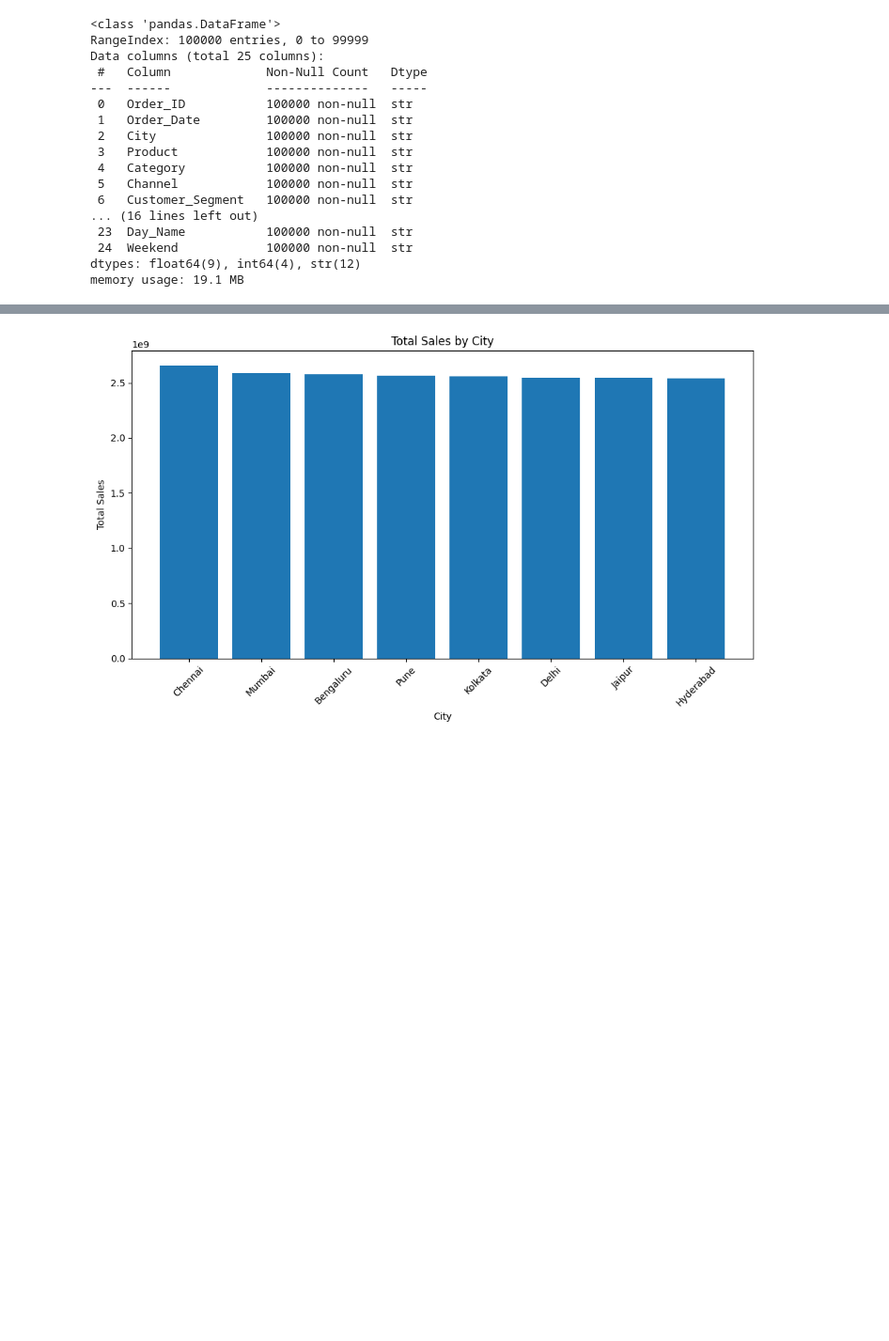
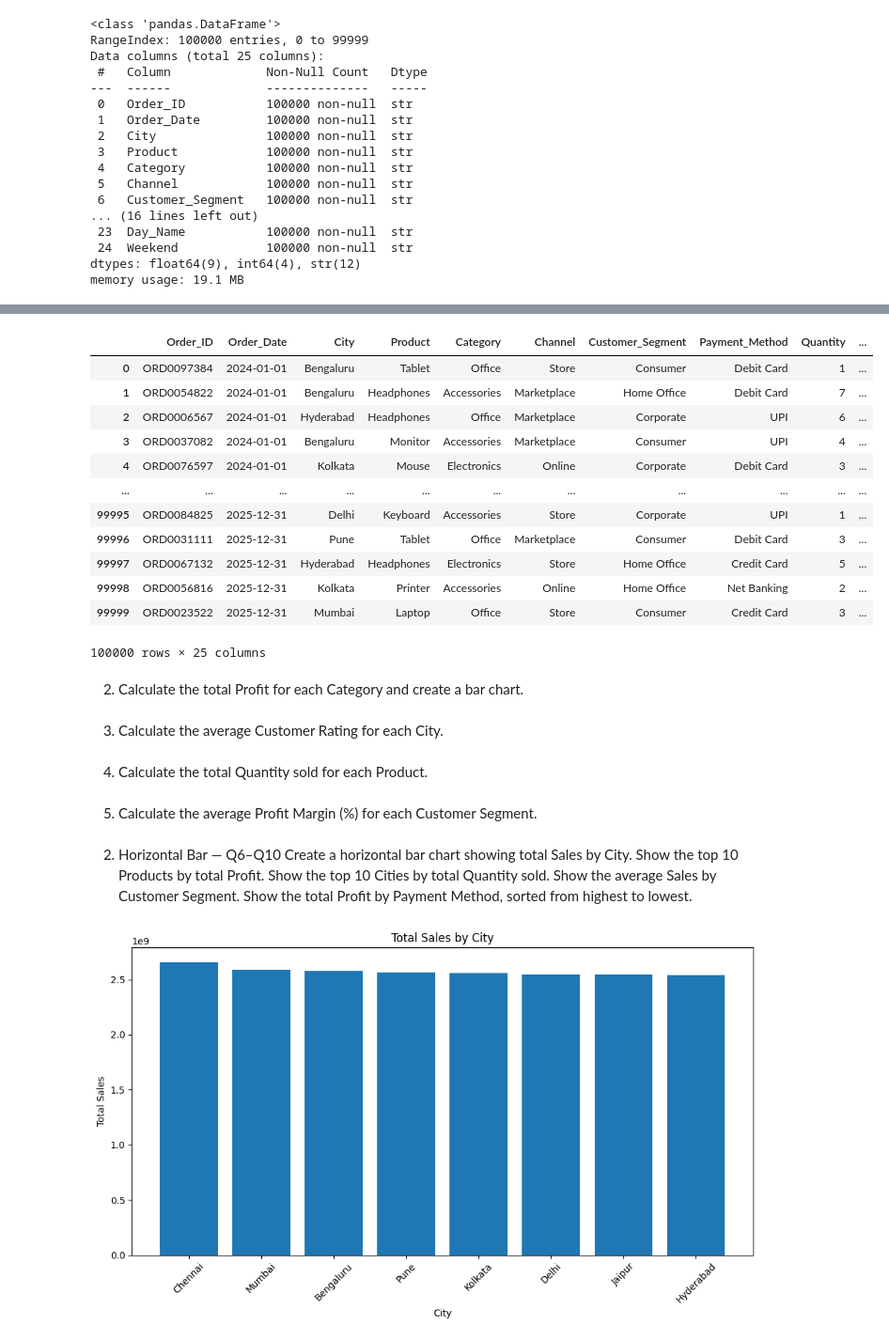
Before and after one commit to Suraj-kumar121K/Matplotlib, a Jupyter notebook: Practice/chart_practice.ipynb, the cells around one changed output, grey strips where cells are left out. Shown at 94% size. Saved outputs shown, nothing was run; the diff lists cells and outputs as text; code cells hidden in the pictures; blank space fills up the shorter version.

```diff
--- a/Practice/chart_practice.ipynb
+++ b/Practice/chart_practice.ipynb
@@ -172,3 +291,34 @@ memory usage: 19.1 MB
+# %%
+df
+# %% [output]
+|  | Order_ID | Order_Date | City | Product | Category | Channel | Customer_Segment | Payment_Method | Quantity | ... |
+| 0 | ORD0097384 | 2024-01-01 | Bengaluru | Tablet | Office | Store | Consumer | Debit Card | 1 | ... |
+| 1 | ORD0054822 | 2024-01-01 | Bengaluru | Headphones | Accessories | Marketplace | Home Office | Debit Card | 7 | ... |
+| 2 | ORD0006567 | 2024-01-01 | Hyderabad | Headphones | Office | Marketplace | Corporate | UPI | 6 | ... |
+| 3 | ORD0037082 | 2024-01-01 | Bengaluru | Monitor | Accessories | Marketplace | Consumer | UPI | 4 | ... |
+| 4 | ORD0076597 | 2024-01-01 | Kolkata | Mouse | Electronics | Online | Corporate | Debit Card | 3 | ... |
+| ... | ... | ... | ... | ... | ... | ... | ... | ... | ... | ... |
+| 99995 | ORD0084825 | 2025-12-31 | Delhi | Keyboard | Accessories | Store | Corporate | UPI | 1 | ... |
+| 99996 | ORD0031111 | 2025-12-31 | Pune | Tablet | Office | Marketplace | Consumer | Debit Card | 3 | ... |
+| 99997 | ORD0067132 | 2025-12-31 | Hyderabad | Headphones | Electronics | Store | Home Office | Credit Card | 5 | ... |
+| 99998 | ORD0056816 | 2025-12-31 | Kolkata | Printer | Accessories | Online | Home Office | Net Banking | 2 | ... |
+| 99999 | ORD0023522 | 2025-12-31 | Mumbai | Laptop | Office | Store | Consumer | Credit Card | 3 | ... |
+100000 rows × 25 columns
+# %% [markdown]
+2. Calculate the total Profit for each Category and create a bar chart.
+# %% [markdown]
+3. Calculate the average Customer Rating for each City.
+# %% [markdown]
+4. Calculate the total Quantity sold for each Product.
+# %% [markdown]
+5. Calculate the average Profit Margin (%) for each Customer Segment.
+# %% [markdown]
+2. Horizontal Bar — Q6–Q10
+Create a horizontal bar chart showing total Sales by City.
+Show the top 10 Products by total Profit.
+Show the top 10 Cities by total Quantity sold.
+Show the average Sales by Customer Segment.
+Show the total Profit by Payment Method, sorted from highest to lowest.
 # %%
 city_sales = df.groupby("City")["Sales"].sum().sort_values(ascending=False)
 
```
Also changed, not shown: parts of 7 cells of this notebook.
